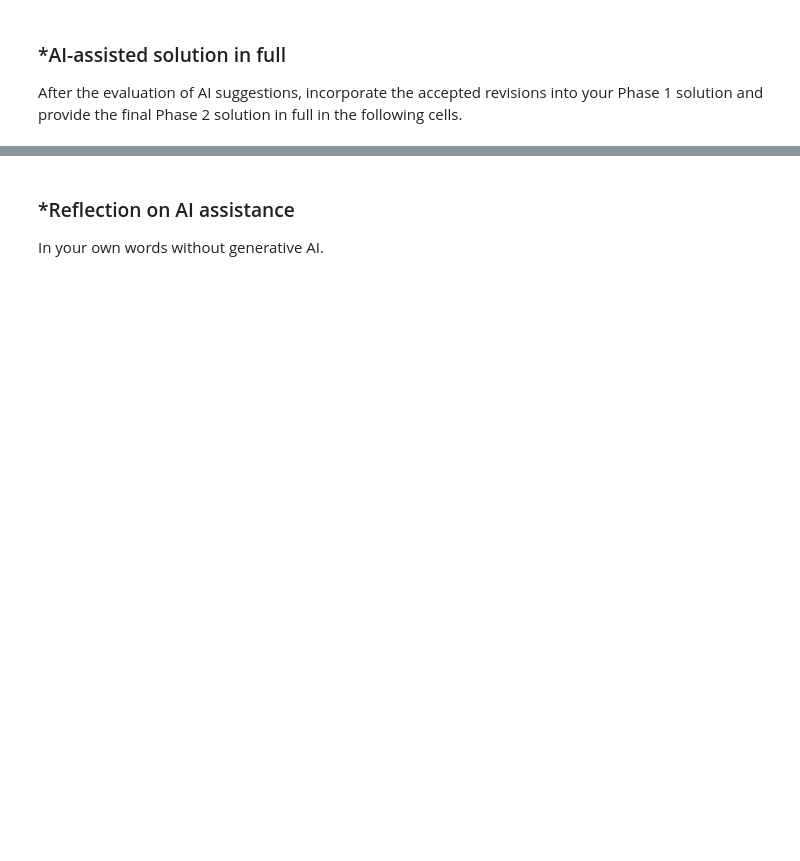
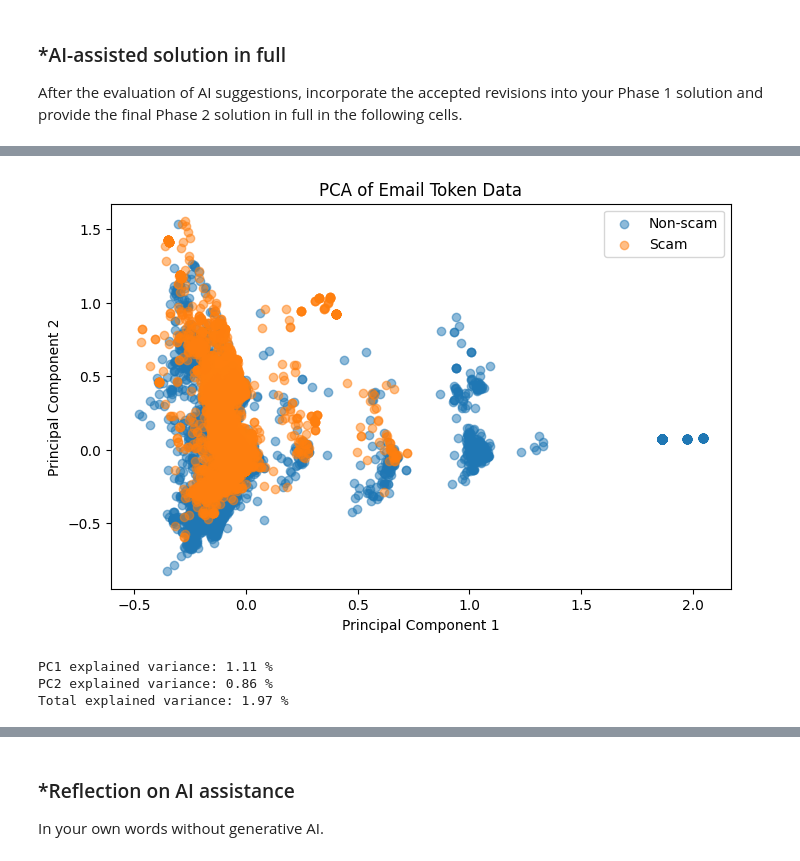
Before and after one commit to rushilnanga/A05-pca, a Jupyter notebook: notebook.ipynb, the cells around one changed output, grey strips where cells are left out. Saved outputs shown, nothing was run; the diff lists cells and outputs as text; code cells hidden in the pictures; blank space fills up the shorter version.

```diff
--- a/notebook.ipynb
+++ b/notebook.ipynb
@@ -216,0 +377,51 @@ After the evaluation of AI suggestions, incorporate the accepted revisions into
+# %%
+from sklearn.decomposition import PCA
+import matplotlib.pyplot as plt
+
+pca = PCA(n_components=2, random_state=42)
+X_pca = pca.fit_transform(X)
+
+scam = y.to_numpy() == 1
+normal = y.to_numpy() == 0
+
+plt.figure(figsize=(8, 5))
+
+plt.scatter(
+    X_pca[normal, 0],
+    X_pca[normal, 1],
+    label="Non-scam",
+    alpha=0.5
+)
+
+plt.scatter(
+    X_pca[scam, 0],
+    X_pca[scam, 1],
+    label="Scam",
+    alpha=0.5
+)
+
+plt.xlabel("Principal Component 1")
+plt.ylabel("Principal Component 2")
+plt.title("PCA of Email Token Data")
+plt.legend()
+plt.show()
+
+print(
+    "PC1 explained variance:",
+    round(pca.explained_variance_ratio_[0] * 100, 2), "%"
+)
+
+print(
+    "PC2 explained variance:",
+    round(pca.explained_variance_ratio_[1] * 100, 2), "%"
+)
+
+print(
+    "Total explained variance:",
+    round(pca.explained_variance_ratio_.sum() * 100, 2), "%"
+)
+# %% [output]
+[figure, added]
+PC1 explained variance: 1.11 %
+PC2 explained variance: 0.86 %
+Total explained variance: 1.97 %
```
Also changed, not shown: parts of 13 cells of this notebook.
